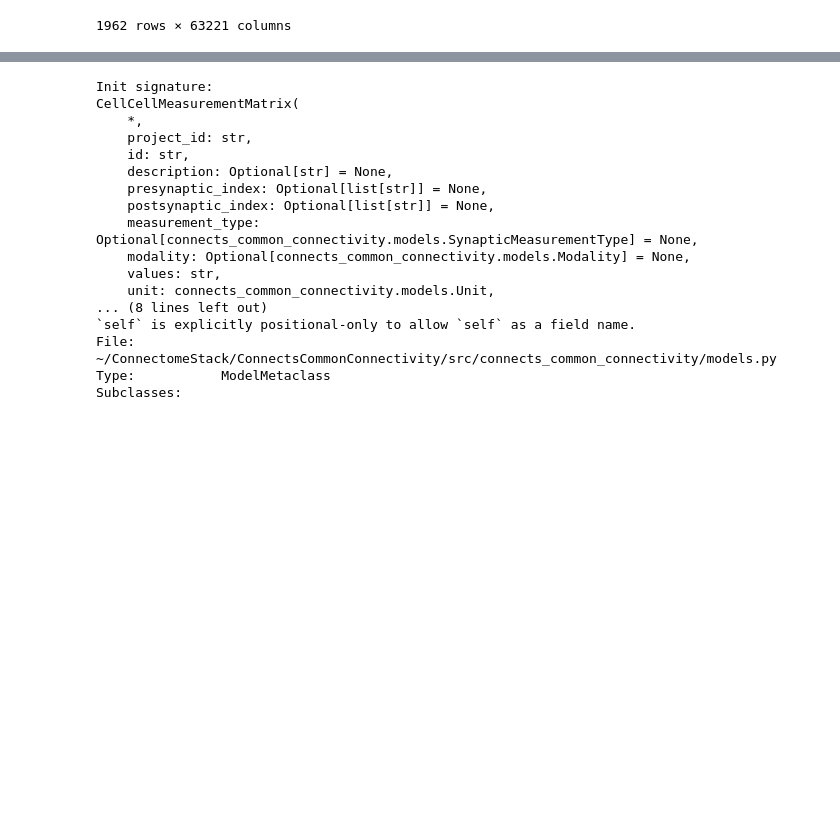
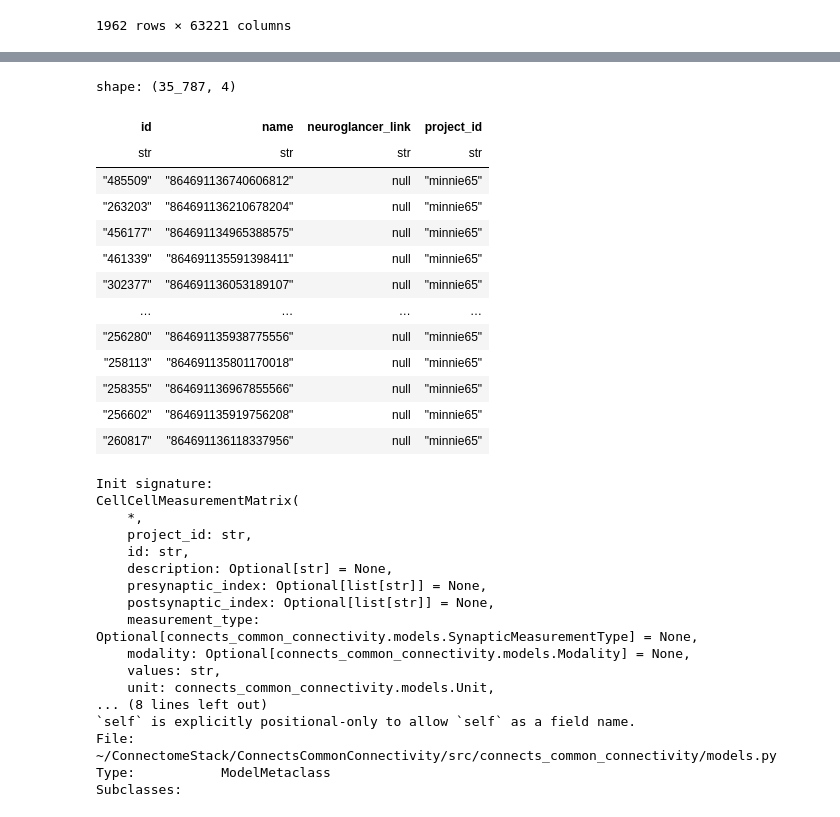
Before and after one commit to AllenInstitute/ConnectsCommonConnectivity, a Jupyter notebook: code/parse_minnie_clustering.ipynb, the cells around one changed output, grey strips where cells are left out. Saved outputs shown, nothing was run; the diff lists cells and outputs as text; code cells hidden in the pictures; blank space fills up the shorter version.

```diff
--- a/code/parse_minnie_clustering.ipynb
+++ b/code/parse_minnie_clustering.ipynb
@@ -356 +430,21 @@ nuc_df=client.materialize.query_view('nucleus_detection_lookup_v1')
+# %%
+
+items_df = pl.read_delta("../results/dataitem/")
+# %%
+items_df
+# %% [output]
+shape: (35_787, 4)
+| id | name | neuroglancer_link | project_id |
+| str | str | str | str |
+| "485509" | "864691136740606812" | null | "minnie65" |
+| "263203" | "864691136210678204" | null | "minnie65" |
+| "456177" | "864691134965388575" | null | "minnie65" |
+| "461339" | "864691135591398411" | null | "minnie65" |
+| "302377" | "864691136053189107" | null | "minnie65" |
+| … | … | … | … |
+| "256280" | "864691135938775556" | null | "minnie65" |
+| "258113" | "864691135801170018" | null | "minnie65" |
+| "258355" | "864691136967855566" | null | "minnie65" |
+| "256602" | "864691135919756208" | null | "minnie65" |
+| "260817" | "864691136118337956" | null | "minnie65" |
 # %%
```
Also changed, not shown: parts of 15 cells of this notebook.
